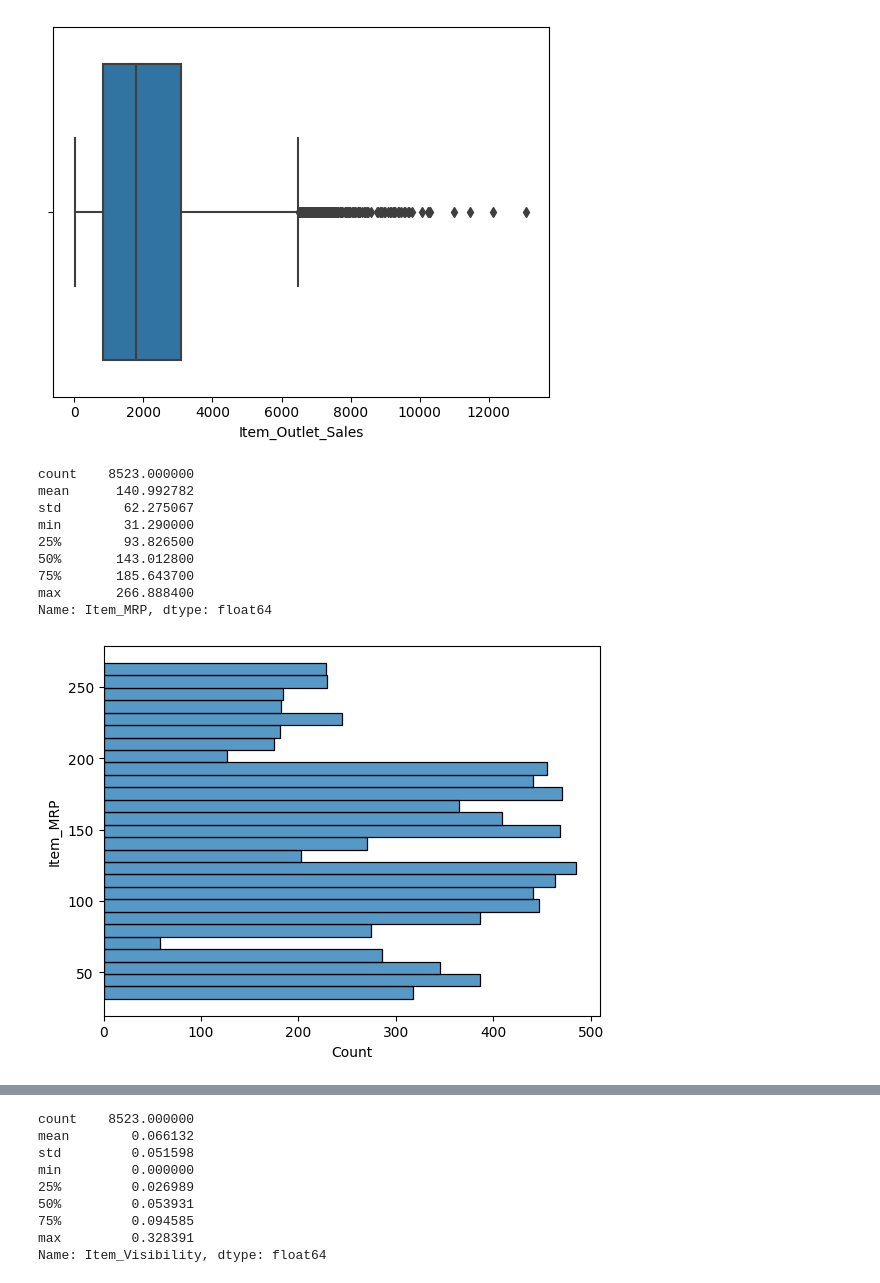
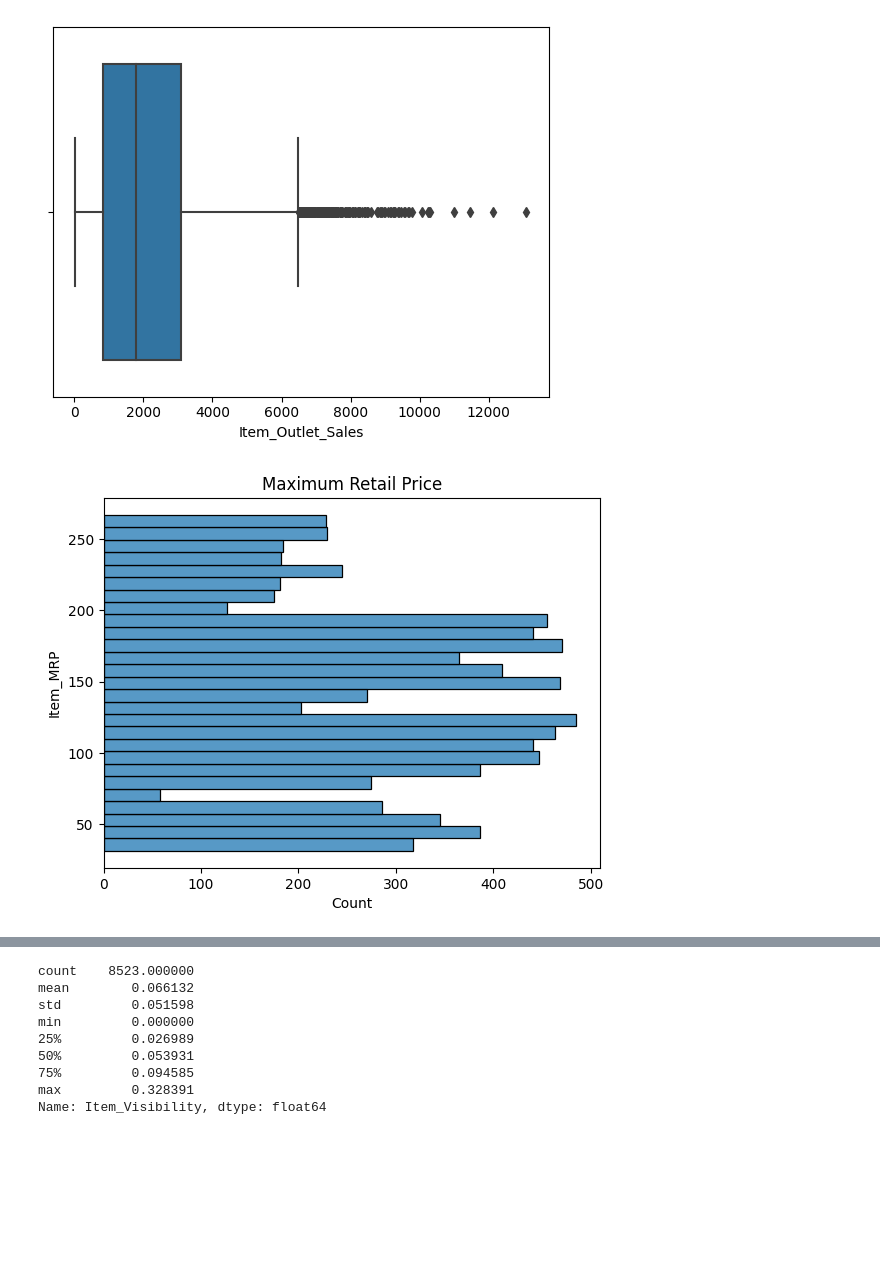
Before and after one commit to valmazan/Project_Part_Prediction-of-Product-Sales, a Jupyter notebook: Project_1_Pred_Product_Sales_Victoria_Almazan.ipynb, the cells around one changed output, grey strips where cells are left out. Cells and saved outputs as stored; diff of their text form; code cells hidden in the pictures; blank space fills up the shorter version.

```diff
--- a/Project_1_Pred_Product_Sales_Victoria_Almazan.ipynb
+++ b/Project_1_Pred_Product_Sales_Victoria_Almazan.ipynb
@@ -429,19 +429,9 @@ Name: Item_Outlet_Sales, dtype: float64
 ax = sns.boxplot(data = df, x = 'Item_Outlet_Sales')
 # %% [output]
 [figure]
-# %%
-df['Item_MRP'].describe()
-# %% [output]
-count    8523.000000
-mean      140.992782
-std        62.275067
-min        31.290000
-25%        93.826500
-50%       143.012800
-75%       185.643700
-max       266.888400
-Name: Item_MRP, dtype: float64
 # %%
 ax = sns.histplot(data=df, y = 'Item_MRP')
+ax.set_title('Maximum Retail Price')
+ax.set_xlabel();
 # %% [output]
-[figure, old version]
+[figure, new version]
```
Also changed, not shown: parts of 8 cells of this notebook.
